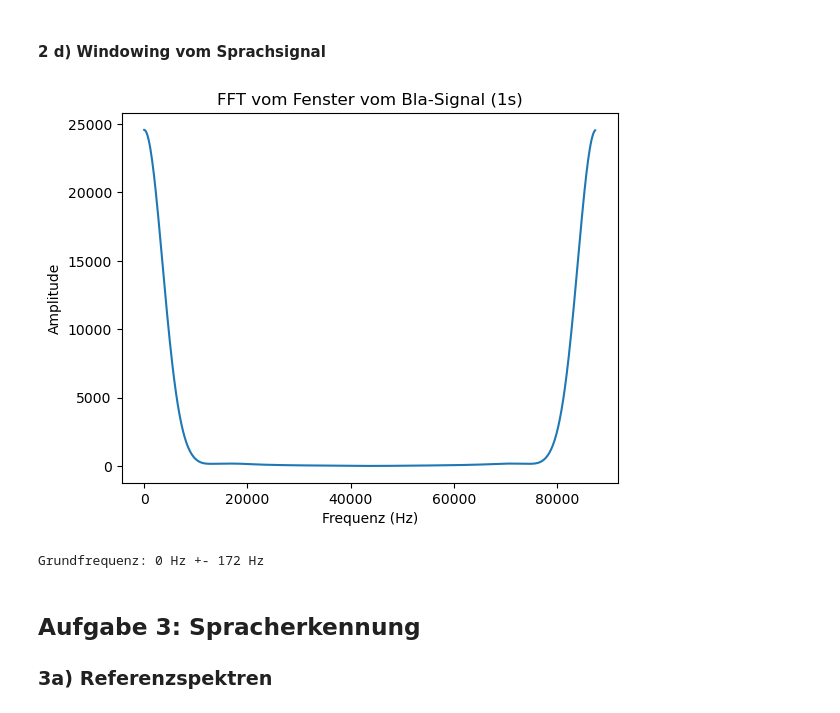
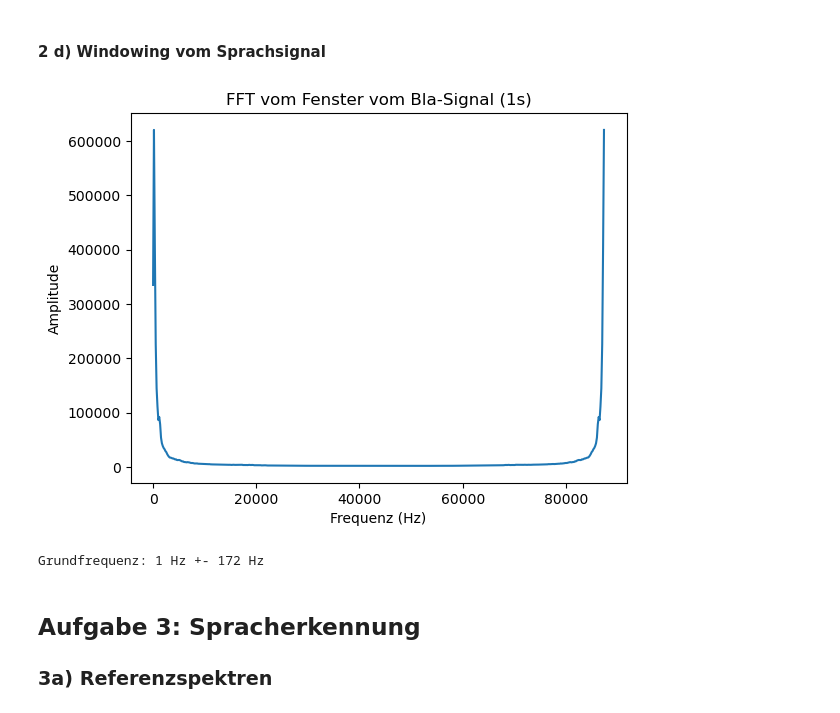
Before and after one commit to Atomarverseucht/AIN, a Jupyter notebook: 3/technische-grundlagen-der-kuenstlichen-intelligenz/versuch3/mikrofon.ipynb, the cells around one changed output. Saved outputs shown, nothing was run; the diff lists cells and outputs as text; code cells hidden in the pictures.

```diff
--- a/3/technische-grundlagen-der-kuenstlichen-intelligenz/versuch3/mikrofon.ipynb
+++ b/3/technische-grundlagen-der-kuenstlichen-intelligenz/versuch3/mikrofon.ipynb
@@ -109,31 +109,31 @@ Grundfrequenz: 109 Hz
 # %%
 winSize = 512
 winSizeH = winSize // 2
-window = signal.windows.gaussian(winSize, std=4)
+window = signal.windows.gaussian(winSize, std=4*win2Size)
 
 wAnz = (samples // winSizeH) -1
 windowedBla = np.full((wAnz, winSize), 0, dtype=float)
 fftWinBla = np.full((wAnz, winSize), 0, dtype=float)
 midWinFFT = np.full( winSize, 0, dtype=float)
 
 for winIndx in range(0, wAnz):
     winStart = winIndx * winSizeH
     windowedBla[winIndx] = blaS[winStart : winStart + winSize] * window
     fftWinBla[winIndx] = np.abs(np.fft.fft(windowedBla[winIndx])) ** 2
     midWinFFT += fftWinBla[winIndx]
 
 midWinFFT = np.sqrt(midWinFFT / wAnz)
 plt.plot(np.arange(winSize) * wAnz, midWinFFT)
 plt.ylabel('Amplitude')
 plt.xlabel('Frequenz (Hz)')
 plt.title('FFT vom Fenster vom Bla-Signal (1s)')
 plt.show()
 
 freq = np.argmax(midWinFFT[0: int(winSize //2)])
 print(f"Grundfrequenz: {freq} Hz +- 172 Hz")
 # %% [output]
-[figure, old version]
+[figure, new version]
-Grundfrequenz: 0 Hz +- 172 Hz
+Grundfrequenz: 1 Hz +- 172 Hz
 # %% [markdown]
 ## Aufgabe 3: Spracherkennung
 ### 3a) Referenzspektren
```
Also changed, not shown: parts of 3 cells of this notebook.
